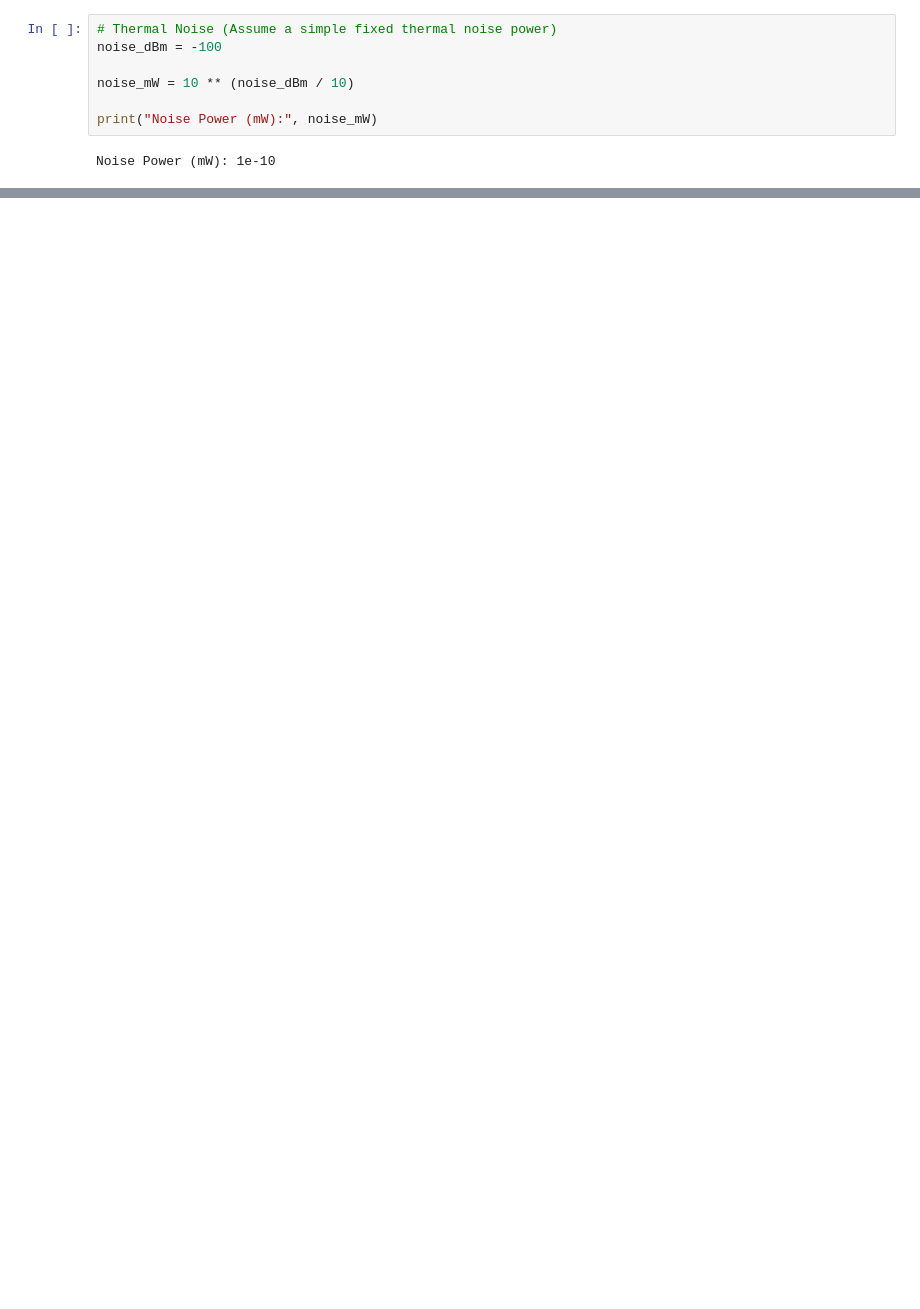
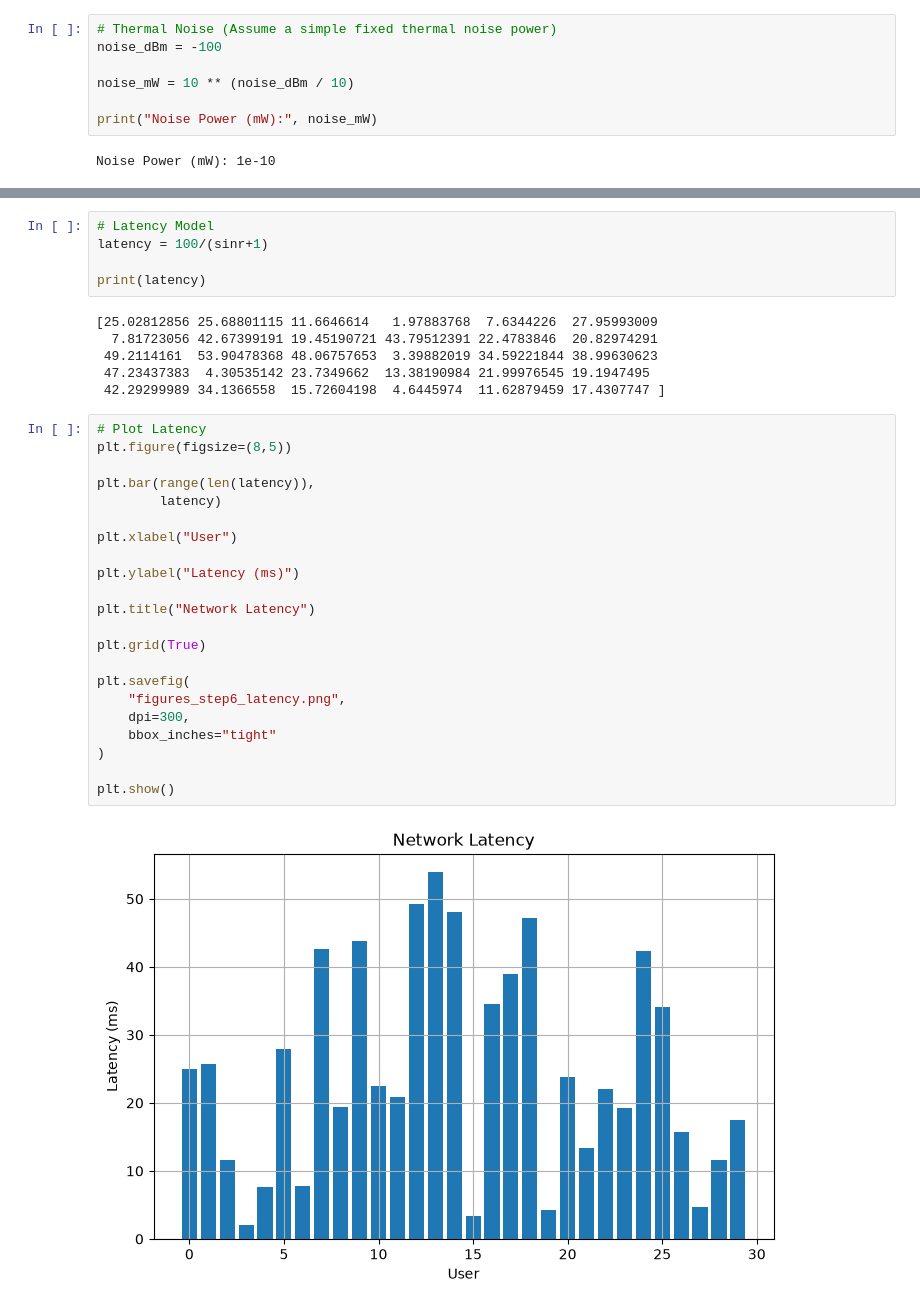
Before and after one commit to Chathuranga630/sionna, a Jupyter notebook: Spoofed_Traffic.ipynb, the cells around one changed output, grey strips where cells are left out. Drawn from its saved outputs; the diff is of its cells as text; blank space fills up the shorter version.

```diff
--- a/Spoofed_Traffic.ipynb
+++ b/Spoofed_Traffic.ipynb
@@ -717,0 +820,35 @@ print(results.head())
+# %%
+# Latency Model
+latency = 100/(sinr+1)
+
+print(latency)
+# %% [output]
+[25.02812856 25.68801115 11.6646614   1.97883768  7.6344226  27.95993009
+  7.81723056 42.67399191 19.45190721 43.79512391 22.4783846  20.82974291
+ 49.2114161  53.90478368 48.06757653  3.39882019 34.59221844 38.99630623
+ 47.23437383  4.30535142 23.7349662  13.38190984 21.99976545 19.1947495
+ 42.29299989 34.1366558  15.72604198  4.6445974  11.62879459 17.4307747 ]
+# %%
+# Plot Latency
+plt.figure(figsize=(8,5))
+
+plt.bar(range(len(latency)),
+        latency)
+
+plt.xlabel("User")
+
+plt.ylabel("Latency (ms)")
+
+plt.title("Network Latency")
+
+plt.grid(True)
+
+plt.savefig(
+    "figures_step6_latency.png",
+    dpi=300,
+    bbox_inches="tight"
+)
+
+plt.show()
+# %% [output]
+[figure, added]
```
Also changed, not shown: parts of 29 cells of this notebook.
